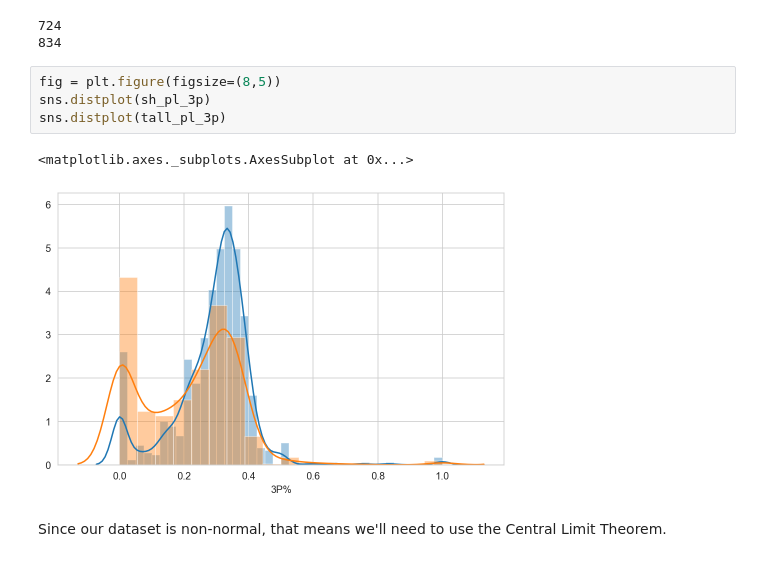
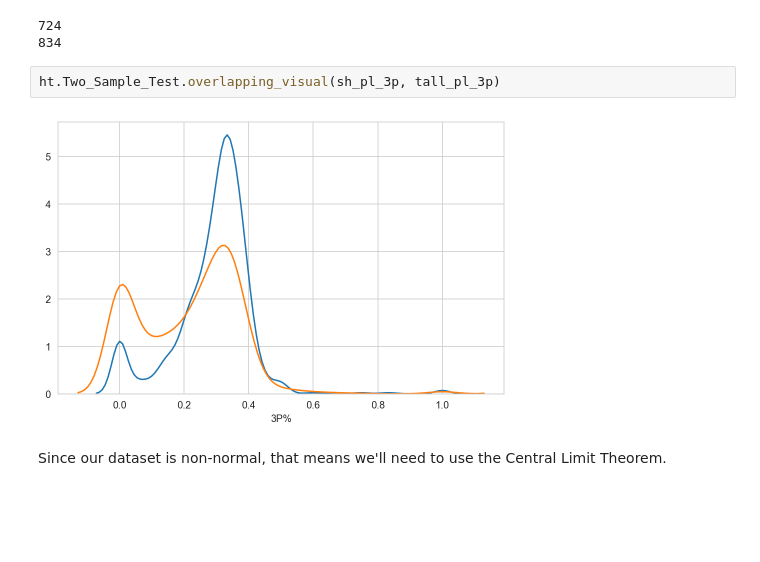
Before and after one commit to DanBaumann/NBA-Hypothesis-Tests, a Jupyter notebook: Sez/short-tall_players_3P.ipynb, the cells around one changed output. Drawn from its saved outputs; the diff is of its cells as text; blank space fills up the shorter version.

```diff
--- a/Sez/short-tall_players_3P.ipynb
+++ b/Sez/short-tall_players_3P.ipynb
@@ -44,12 +44,9 @@ print(len(tall_players))
 # %% [output]
 724
 834
-# %%
-fig = plt.figure(figsize=(8,5))
-sns.distplot(sh_pl_3p)
-sns.distplot(tall_pl_3p)
-# %% [output]
-<matplotlib.axes._subplots.AxesSubplot at 0x...>
-[figure, removed]
+# %%
+ht.Two_Sample_Test.overlapping_visual(sh_pl_3p, tall_pl_3p)
+# %% [output]
+[figure, added]
 # %% [markdown]
 Since our dataset is non-normal, that means we'll need to use the Central Limit Theorem.
```
Also changed, not shown: parts of 32 cells of this notebook, 3 other files.
